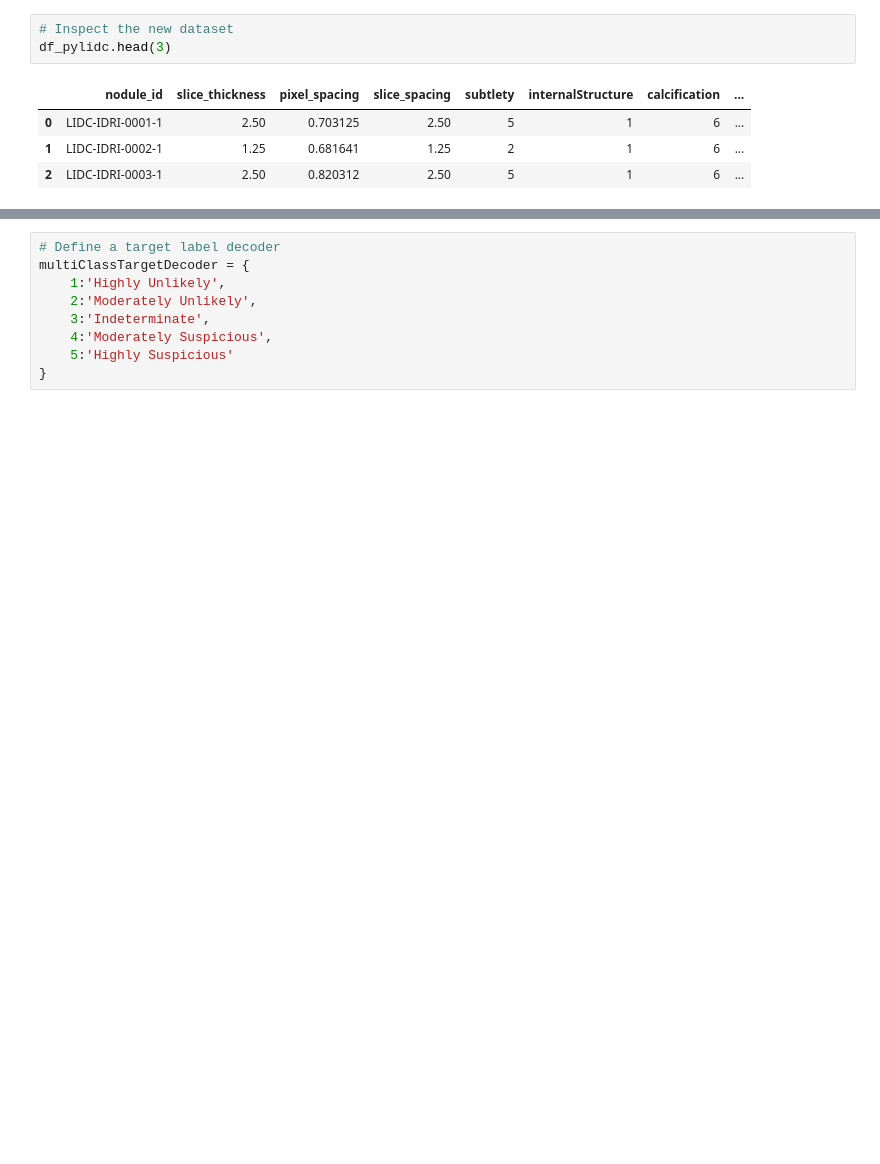
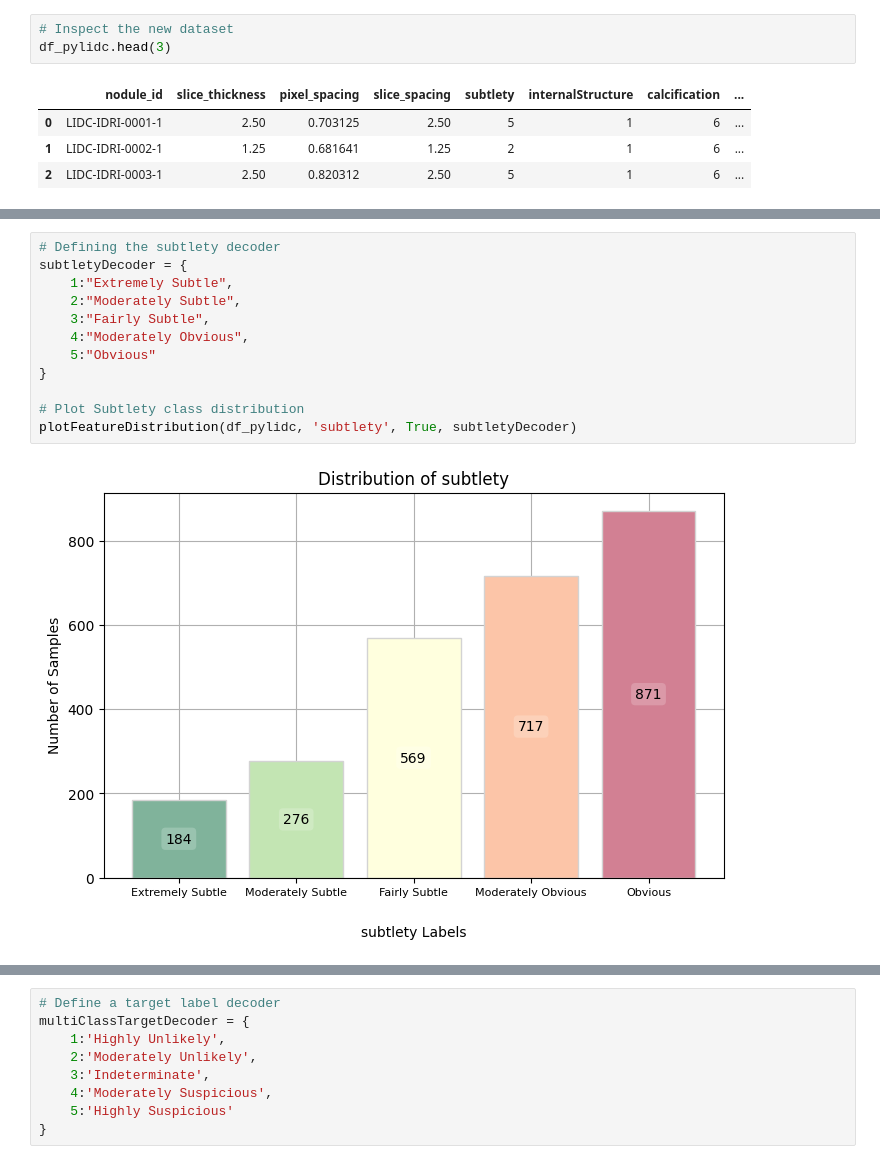
Before and after one commit to EstevesX10/Lung-Cancer-Classification-with-CT-Scans, a Jupyter notebook: Lung Cancer Classification with CT Scans/LungCancerClassification.ipynb, the cells around one changed output, grey strips where cells are left out. Drawn from its saved outputs; the diff is of its cells as text; blank space fills up the shorter version.

```diff
--- a/Lung Cancer Classification with CT Scans/LungCancerClassification.ipynb
+++ b/Lung Cancer Classification with CT Scans/LungCancerClassification.ipynb
@@ -309,0 +320,14 @@ In this subsection, we aim to conduct an ``exploratory data analysis`` along wit
+# %%
+# Defining the subtlety decoder
+subtletyDecoder = {
+    1:"Extremely Subtle",
+    2:"Moderately Subtle",
+    3:"Fairly Subtle",
+    4:"Moderately Obvious",
+    5:"Obvious"
+}
+
+# Plot Subtlety class distribution
+plotFeatureDistribution(df_pylidc, 'subtlety', True, subtletyDecoder)
+# %% [output]
+[figure, added]
```
Also changed, not shown: parts of 18 cells of this notebook.
